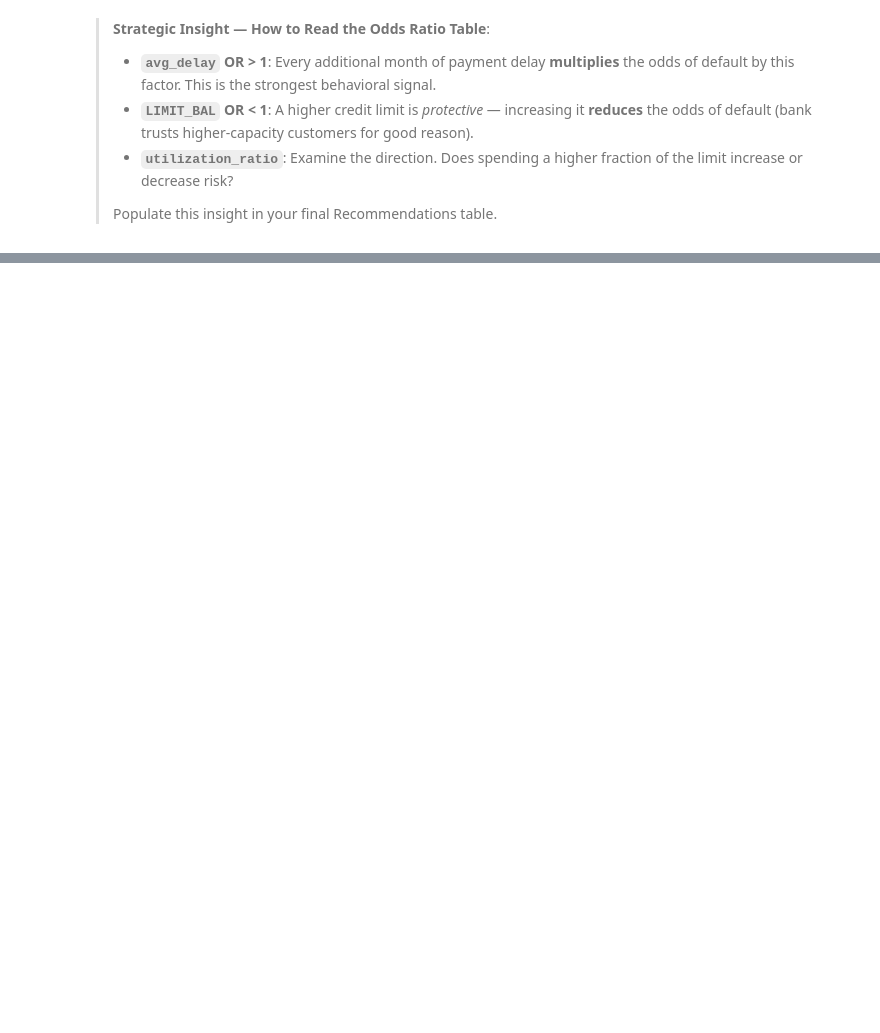
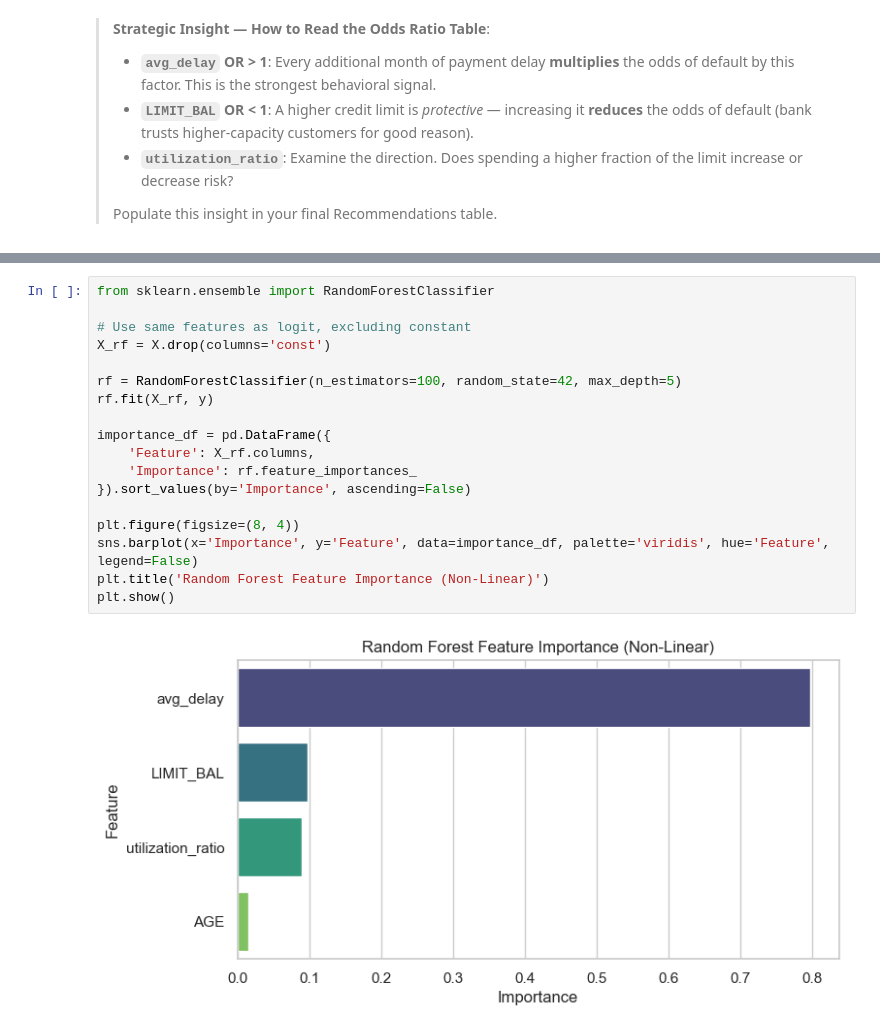
Before and after one commit to mrstrange1708/SectionD_G-3_UCI_Credit_Card., a Jupyter notebook: notebooks/04_statistical_analysis.ipynb, the cells around one changed output, grey strips where cells are left out. Drawn from its saved outputs; the diff is of its cells as text; blank space fills up the shorter version.

```diff
--- a/notebooks/04_statistical_analysis.ipynb
+++ b/notebooks/04_statistical_analysis.ipynb
@@ -219,0 +237,20 @@ utilization_ratio      -0.4658      0.6276           0.5775           0.6821
+# %%
+from sklearn.ensemble import RandomForestClassifier
+
+# Use same features as logit, excluding constant
+X_rf = X.drop(columns='const')
+
+rf = RandomForestClassifier(n_estimators=100, random_state=42, max_depth=5)
+rf.fit(X_rf, y)
+
+importance_df = pd.DataFrame({
+    'Feature': X_rf.columns,
+    'Importance': rf.feature_importances_
+}).sort_values(by='Importance', ascending=False)
+
+plt.figure(figsize=(8, 4))
+sns.barplot(x='Importance', y='Feature', data=importance_df, palette='viridis', hue='Feature', legend=False)
+plt.title('Random Forest Feature Importance (Non-Linear)')
+plt.show()
+# %% [output]
+[figure, added]
```
Also changed, not shown: parts of 8 cells of this notebook.
